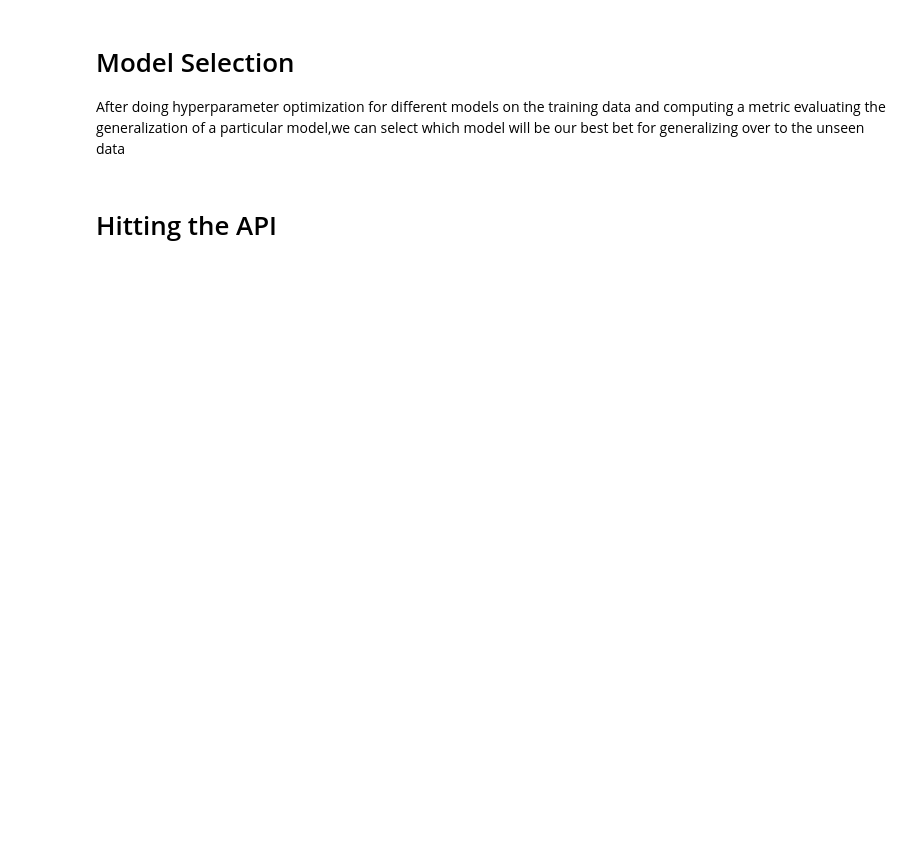
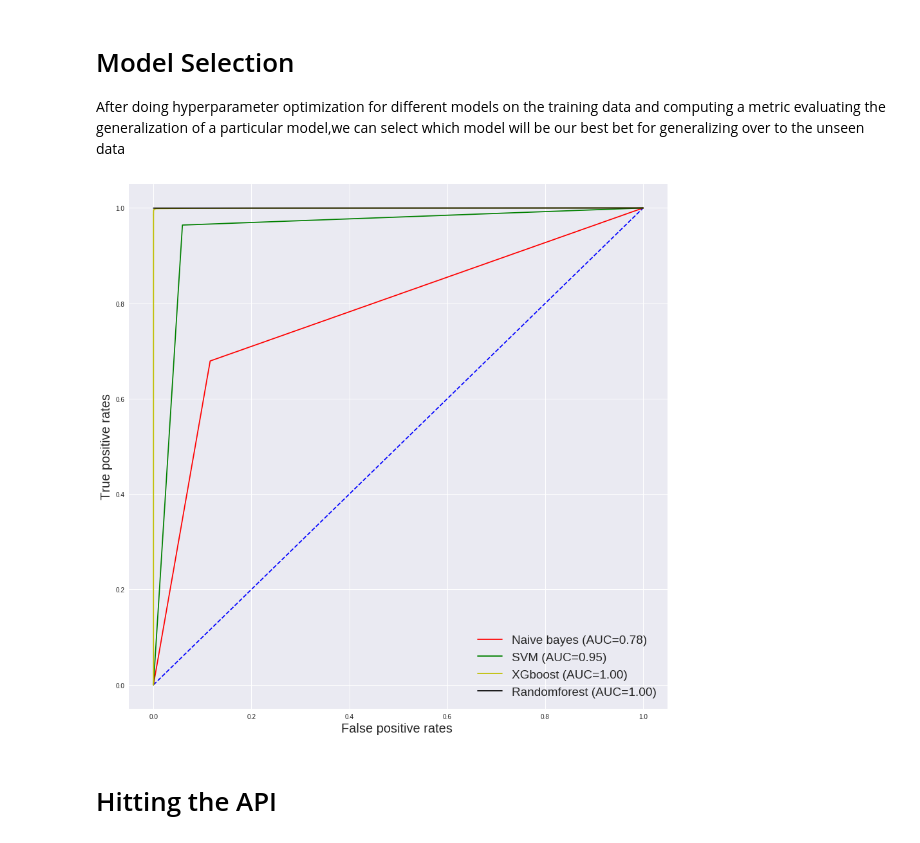
Before and after one commit to ccgcyber/Intrusion-Detection-1, a Jupyter notebook: Intrusion Detection .ipynb, the cells around one changed output. Drawn from its saved outputs; the diff is of its cells as text; code cells hidden in the pictures; blank space fills up the shorter version.

```diff
--- a/Intrusion Detection .ipynb
+++ b/Intrusion Detection .ipynb
@@ -46,5 +56,7 @@ nb=clf.mnbayes(x_train,y_train)
 predict_train_nb=nb.predict(x_train)
 conf_matrix_nb=confusion_matrix(list(y_train),(predict_train_nb).round())
 f1_score_train_nb=f1_score(list(y_train),(predict_train_nb).round())
+fpr_nb,tpr_nb,thr_nb = roc_curve(list(y_train),(predict_train_nb))
+auc_nb=np.trapz(tpr_nb,fpr_nb)
 print (conf_matrix_nb)
 print('The f1 score for NAIVE BAYES model on training data is {}'.format(f1_score_train_nb))
@@ -56,5 +79,9 @@ svm=clf.svm(x_train,y_train)
 predict_train_svm=svm.predict(x_train)
 conf_matrix_svm=confusion_matrix(list(y_train),(predict_train_svm).round())
 f1_score_train_svm=f1_score(list(y_train),(predict_train_svm).round())
+fpr_svm,tpr_svm,thr_svm = roc_curve(list(y_train),(predict_train_svm))
+auc_svm=np.trapz(tpr_svm,fpr_svm)
+
+
 print (conf_matrix_svm)
-print('The f1 score for SUPPORT VECTOR MACHINES model on training data is {}'.format(f1_score_train_svm))
+print('The f1 score for SUPPORT VECTOR MACHINES model on training data is {:.4f}'.format(f1_score_train_svm))
@@ -66,5 +104,9 @@ xgb,x_dtrain,x_dtest=clf.xgboost(x_train,y_train,x_test)
 predict_train_xgb=xgb.predict(x_dtrain)
 conf_matrix_xgb=confusion_matrix(list(y_train),(predict_train_xgb).round())
 f1_score_train_xgb=f1_score(list(y_train),(predict_train_xgb).round())
+fpr_xgb,tpr_xgb,thr_xgb = roc_curve(list(y_train),(predict_train_xgb))
+auc_xgb=np.trapz(tpr_xgb,fpr_xgb)
+
+
 print (conf_matrix_xgb)
-print('The f1 score for XGBOOST model on training data is {}'.format(f1_score_train_xgb))
+print('The f1 score for XGBOOST model on training data is {:.4f}'.format(f1_score_train_xgb))
@@ -76,5 +122,7 @@ rf=clf.randforest(x_train,y_train)
 predict_train_rf=rf.predict(x_train)
 conf_matrix_rf=confusion_matrix(list(y_train),(predict_train_rf).round())
 f1_score_train_rf=f1_score(list(y_train),(predict_train_rf).round())
+fpr_rf,tpr_rf,thr_rf = roc_curve(list(y_train),(predict_train_rf))
+auc_rf=np.trapz(tpr_rf,fpr_rf)
 print (conf_matrix_rf)
 print('The f1 score for RANDOM FOREST model on training data is {:.4f}'.format(f1_score_train_rf))
@@ -86,6 +145,20 @@ cross_val_score_rf=k_fold_crossval(rf,x_train,y_train,6)
 
 
 After doing hyperparameter optimization for different models on the training data and computing a metric evaluating the generalization of a particular model,we can select which model will be our best bet for generalizing over to the unseen data
+# %%
+# ROC - AUC  Plots
+plt.figure(figsize=(15,15))
+plt.plot([0,1],[0,1],'b--')
+plt.plot(fpr_nb,tpr_nb,'r',label='Naive bayes (AUC={:.2f})'.format(auc_nb))
+plt.plot(fpr_svm,tpr_svm,'g',label = 'SVM (AUC={:.2f})'.format(auc_svm))
+plt.plot(fpr_xgb,tpr_xgb,'y',label='XGboost (AUC={:.2f})'.format(auc_xgb))
+plt.plot(fpr_rf,tpr_rf,'k',label='Randomforest (AUC={:.2f})'.format(auc_rf))
+plt.xlabel('False positive rates ',size=20)
+plt.ylabel('True positive rates',size=20)
+plt.legend(loc='lower right',prop={'size':19})
+plt.show()
+# %% [output]
+[figure, added]
 # %% [markdown]
 # Hitting the API
 # %%
```
Also changed, not shown: parts of 11 cells of this notebook.
